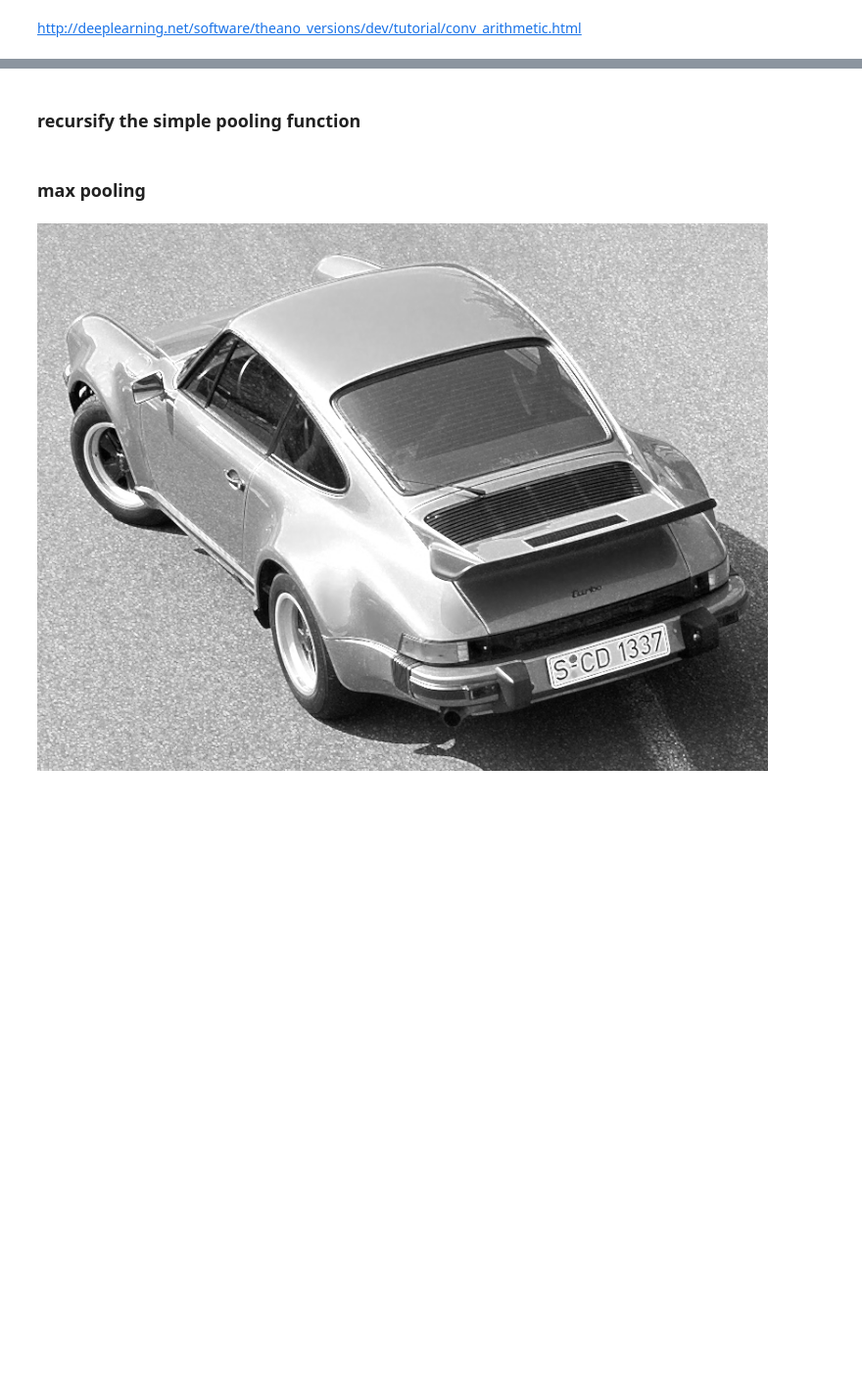
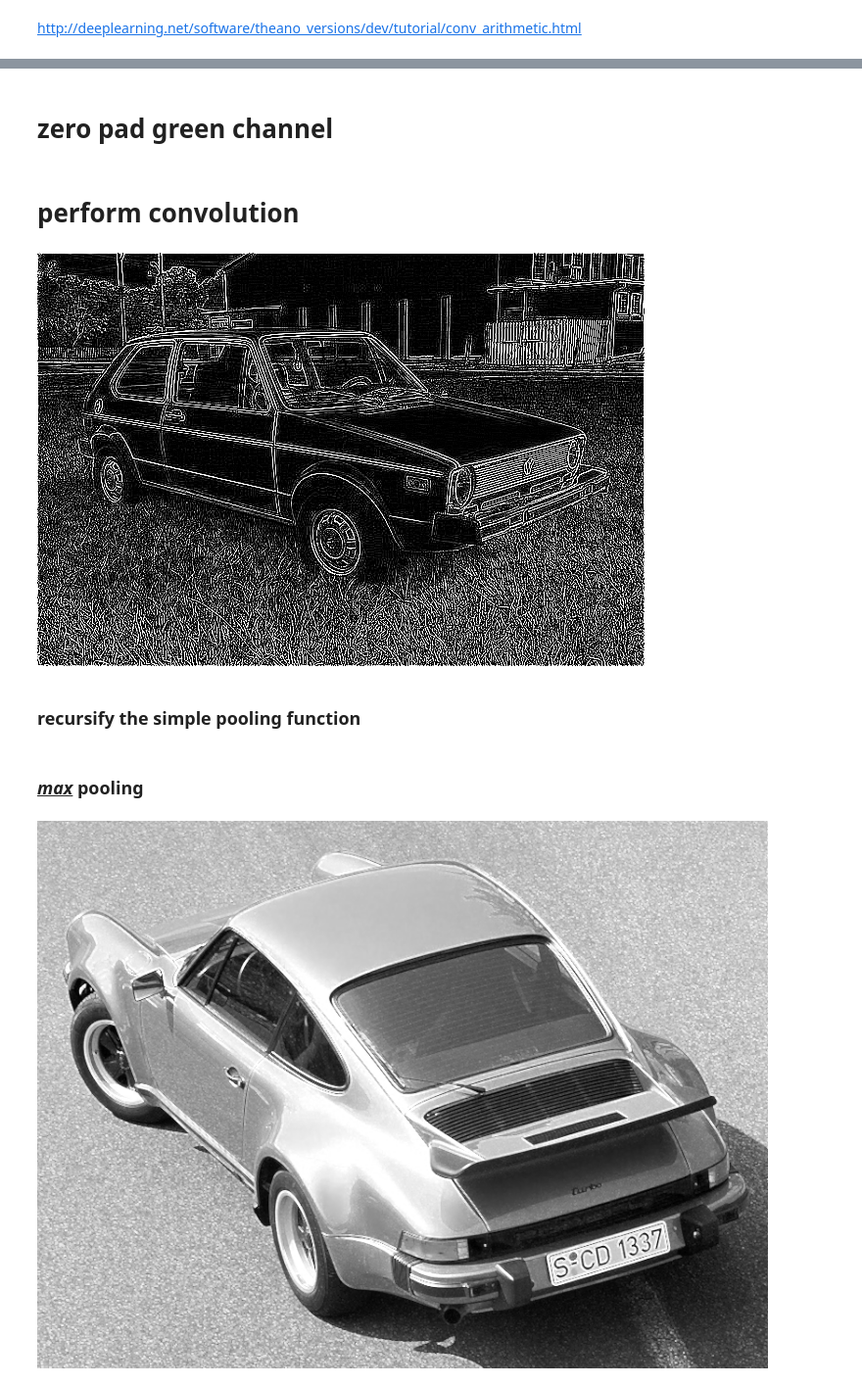
Before and after one commit to will-hill/AI_Decomposed, a Jupyter notebook: 2_Py_Convolution.ipynb, the cells around one changed output, grey strips where cells are left out. Shown at 98% size. Saved outputs shown, nothing was run; the diff lists cells and outputs as text; code cells hidden in the pictures; blank space fills up the shorter version.

```diff
--- a/2_Py_Convolution.ipynb
+++ b/2_Py_Convolution.ipynb
@@ -45,0 +48,16 @@ http://deeplearning.net/software/theano_versions/dev/tutorial/conv_arithmetic.ht
+# %%
+def apply_kernel(window, filter, i, j):
+    sum = 0
+    for m in range(len(filter)):
+        for n in range(len(filter[m])):
+            sum = sum + ((window[i + m][j + n]) * (filter[m][n]))
+    return sum
+# %%
+def convolve(matrix, kernel):
+    convOut = []
+    for i in range(len(matrix) - ((len(kernel)) - 1)):
+        r = list()
+        for j in range(len(matrix[i]) - ((len(kernel)) - 1)):
+            r.append(apply_kernel(matrix, kernel, i, j))
+        convOut.append(r)
+    return convOut
@@ -45,0 +66,3 @@ http://deeplearning.net/software/theano_versions/dev/tutorial/conv_arithmetic.ht
+# %%
+kernel = np.array([[-1,-1,-1], [-1,8,-1], [-1,-1,-1]])
+kernel
@@ -46,3 +111,18 @@ http://deeplearning.net/software/theano_versions/dev/tutorial/conv_arithmetic.ht
+# %% [markdown]
+# zero pad green channel
+# %%
+# convert to matrix
+green_array = np.asarray(green).reshape(height,width)
+# add zero pad border
+green_padded = np.pad(green_array, 1, 'constant')
+# %% [markdown]
+# perform convolution
+# %%
+green_convolved = convolve(green_padded, kernel)
+green_convolved_list = list(np.array(green_convolved).flat)
+display_channel(green_convolved_list, width)
+# %% [output]
+[figure, added]
 # %%
 def PY_apply_simple_kernel_func(mat, w, kernel_funct):
 
@@ -85,7 +165,7 @@ def PY_recurse_pooling(mat, width, kernel_funct, recurse_cnt):
         w = w - 1
     return m
 # %% [markdown]
-### max pooling
+### <u><i>max</i></u> pooling
 # %%
 recurse_cnt = 1
 green_pooled = PY_recurse_pooling(green, width, max, recurse_cnt)
```
Also changed, not shown: parts of 10 cells of this notebook, 14 other files.
